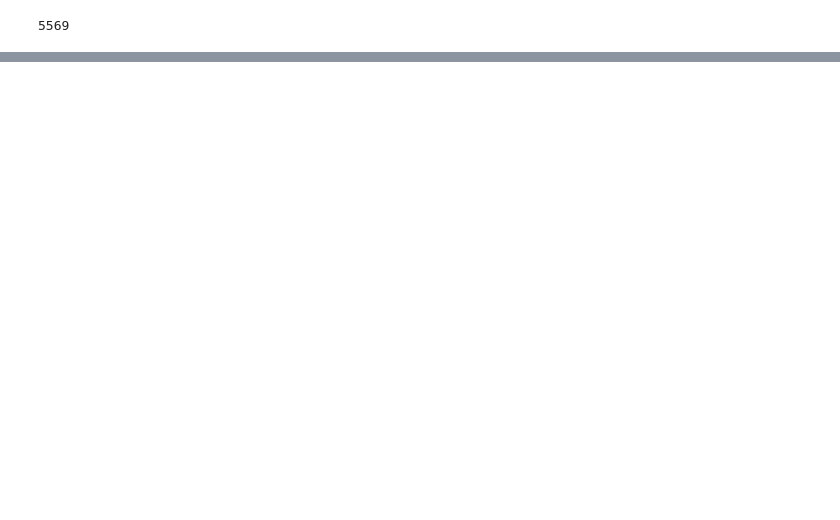
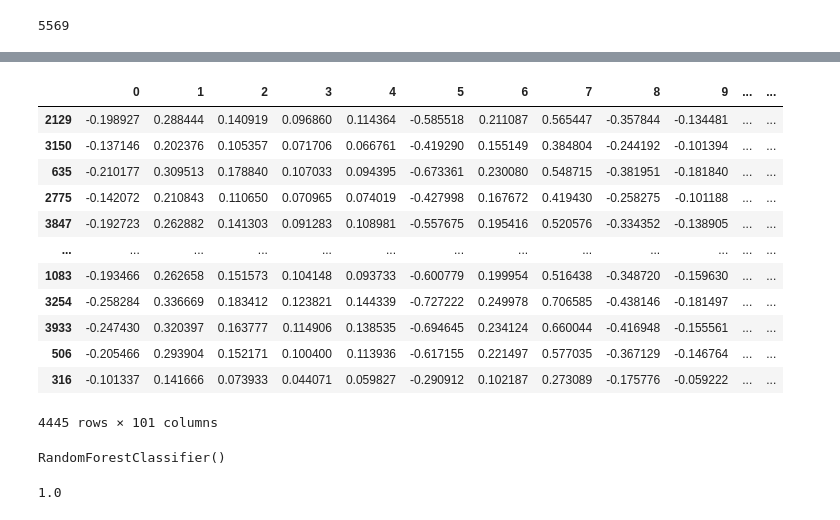
Before and after one commit to svgoudar/data_science_tutorial, a Jupyter notebook: NLP/Practicals/13b.Spam_Ham_Projects_Using_Word2vec,AvgWord2vec.ipynb, the cells around one changed output, grey strips where cells are left out. Cells and saved outputs as stored; diff of their text form; code cells hidden in the pictures; blank space fills up the shorter version.

```diff
--- a/NLP/Practicals/13b.Spam_Ham_Projects_Using_Word2vec,AvgWord2vec.ipynb
+++ b/NLP/Practicals/13b.Spam_Ham_Projects_Using_Word2vec,AvgWord2vec.ipynb
@@ -268,0 +389,3 @@ ValueError: setting an array element with a sequence. The requested array has an
+# %%
+## Independent Feature
+X=df
@@ -268,0 +413,2 @@ ValueError: setting an array element with a sequence. The requested array has an
+# %%
+y = np.where(y,1,0)
@@ -268,0 +419,6 @@ ValueError: setting an array element with a sequence. The requested array has an
+# %%
+X.columns = X.columns.astype(str)
+# %%
+## Train Test Split
+from sklearn.model_selection import train_test_split
+X_train,X_test,y_train,y_test=train_test_split(X,y,test_size=0.20)
@@ -268,0 +437,16 @@ ValueError: setting an array element with a sequence. The requested array has an
+# %%
+X_train
+# %% [output]
+|  | 0 | 1 | 2 | 3 | 4 | 5 | 6 | 7 | 8 | 9 | ... | ... |
+| 2129 | -0.198927 | 0.288444 | 0.140919 | 0.096860 | 0.114364 | -0.585518 | 0.211087 | 0.565447 | -0.357844 | -0.134481 | ... | ... |
+| 3150 | -0.137146 | 0.202376 | 0.105357 | 0.071706 | 0.066761 | -0.419290 | 0.155149 | 0.384804 | -0.244192 | -0.101394 | ... | ... |
+| 635 | -0.210177 | 0.309513 | 0.178840 | 0.107033 | 0.094395 | -0.673361 | 0.230080 | 0.548715 | -0.381951 | -0.181840 | ... | ... |
+| 2775 | -0.142072 | 0.210843 | 0.110650 | 0.070965 | 0.074019 | -0.427998 | 0.167672 | 0.419430 | -0.258275 | -0.101188 | ... | ... |
+| 3847 | -0.192723 | 0.262882 | 0.141303 | 0.091283 | 0.108981 | -0.557675 | 0.195416 | 0.520576 | -0.334352 | -0.138905 | ... | ... |
+| ... | ... | ... | ... | ... | ... | ... | ... | ... | ... | ... | ... | ... |
+| 1083 | -0.193466 | 0.262658 | 0.151573 | 0.104148 | 0.093733 | -0.600779 | 0.199954 | 0.516438 | -0.348720 | -0.159630 | ... | ... |
+| 3254 | -0.258284 | 0.336669 | 0.183412 | 0.123821 | 0.144339 | -0.727222 | 0.249978 | 0.706585 | -0.438146 | -0.181497 | ... | ... |
+| 3933 | -0.247430 | 0.320397 | 0.163777 | 0.114906 | 0.138535 | -0.694645 | 0.234124 | 0.660044 | -0.416948 | -0.155561 | ... | ... |
+| 506 | -0.205466 | 0.293904 | 0.152171 | 0.100400 | 0.113936 | -0.617155 | 0.221497 | 0.577035 | -0.367129 | -0.146764 | ... | ... |
+| 316 | -0.101337 | 0.141666 | 0.073933 | 0.044071 | 0.059827 | -0.290912 | 0.102187 | 0.273089 | -0.175776 | -0.059222 | ... | ... |
+4445 rows × 101 columns
@@ -268,0 +458,4 @@ ValueError: setting an array element with a sequence. The requested array has an
+# %%
+classifier.fit(X_train,y_train)
+# %% [output]
+RandomForestClassifier()
@@ -268,0 +464,5 @@ ValueError: setting an array element with a sequence. The requested array has an
+# %%
+from sklearn.metrics import accuracy_score,classification_report
+print(accuracy_score(y_test,y_pred))
+# %% [output]
+1.0
```
Also changed, not shown: parts of 34 cells of this notebook.
